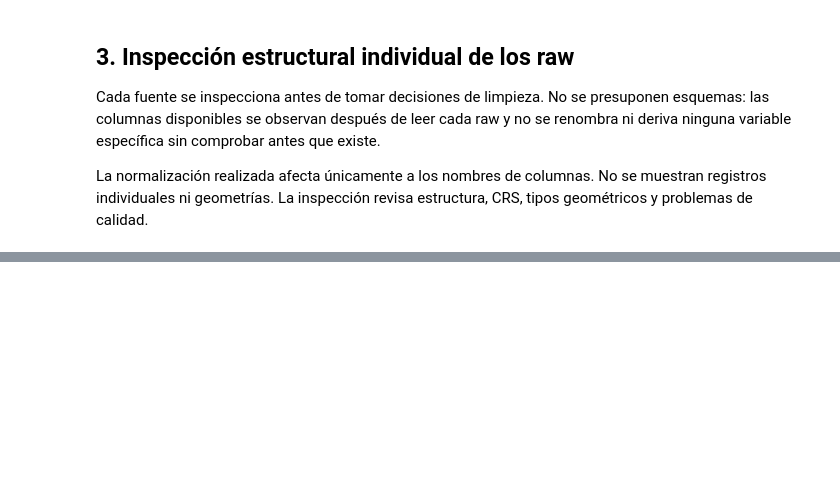
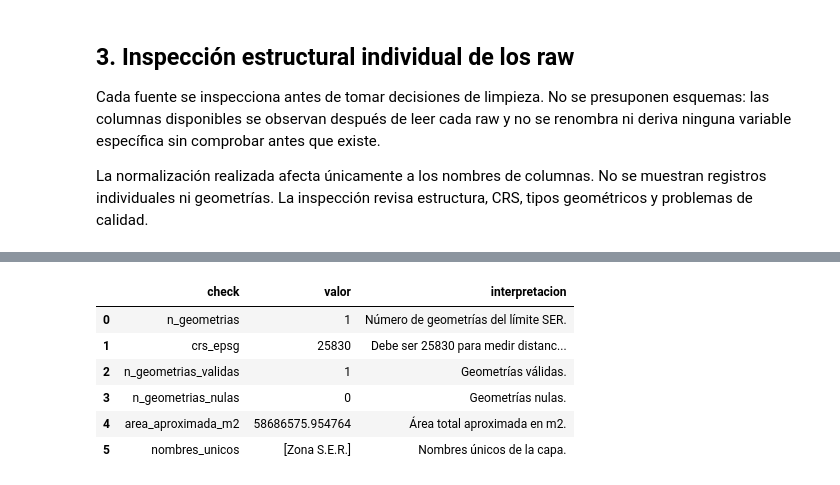
Before and after one commit to hugoramirovilla-boop/TFM_parking_madrid, a Jupyter notebook: notebooks/02_02_cartografia_ser.ipynb, the cells around one changed output, grey strips where cells are left out. Cells and saved outputs as stored; diff of their text form; code cells hidden in the pictures; blank space fills up the shorter version.

Commit message:
feat: reproduce Geoportal cartography cleaning

```diff
--- a/notebooks/02_02_cartografia_ser.ipynb
+++ b/notebooks/02_02_cartografia_ser.ipynb
@@ -513,0 +695,45 @@ La siguiente fase limpiará exclusivamente `ser_geoportal_limite_ser`, siguiendo
+# %%
+LIMITE_FINAL_COLUMNS = ["objectid", "nombre", "geometry"]
+
+limite_input = prepare_cartography_source(
+    GEO_RAW["ser_geoportal_limite_ser"],
+    "ser_geoportal_limite_ser",
+)
+require_columns(
+    limite_input,
+    LIMITE_FINAL_COLUMNS,
+    "ser_geoportal_limite_ser",
+)
+
+
+def clean_limite_ser(gdf: gpd.GeoDataFrame) -> gpd.GeoDataFrame:
+    require_columns(gdf, LIMITE_FINAL_COLUMNS, "ser_geoportal_limite_ser")
+    df = gdf.copy()
+    out = gpd.GeoDataFrame({
+        "objectid": pd.to_numeric(df["objectid"], errors="coerce").astype("Int64"),
+        "nombre": clean_text_series(df["nombre"]),
+        "geometry": df.geometry,
+    }, geometry="geometry", crs=df.crs)
+    return ensure_crs_25830(out, "ser_geoportal_limite_ser")
+
+
+ser_geoportal_limite_ser_clean = clean_limite_ser(limite_input)
+limite_geom_valid = ser_geoportal_limite_ser_clean.geometry.is_valid
+limite_quality = pd.DataFrame([
+    ("n_geometrias", int(len(ser_geoportal_limite_ser_clean)), "Número de geometrías del límite SER."),
+    ("crs_epsg", int(ser_geoportal_limite_ser_clean.crs.to_epsg()), "Debe ser 25830 para medir distancias y áreas en metros."),
+    ("n_geometrias_validas", int(limite_geom_valid.sum()), "Geometrías válidas."),
+    ("n_geometrias_nulas", int(ser_geoportal_limite_ser_clean.geometry.isna().sum()), "Geometrías nulas."),
+    ("area_aproximada_m2", float(ser_geoportal_limite_ser_clean.geometry.area.sum()), "Área total aproximada en m2."),
+    ("nombres_unicos", ser_geoportal_limite_ser_clean["nombre"].dropna().unique().tolist(), "Nombres únicos de la capa."),
+], columns=["check", "valor", "interpretacion"])
+
+limite_quality
+# %% [output]
+|  | check | valor | interpretacion |
+| 0 | n_geometrias | 1 | Número de geometrías del límite SER. |
+| 1 | crs_epsg | 25830 | Debe ser 25830 para medir distanc... |
+| 2 | n_geometrias_validas | 1 | Geometrías válidas. |
+| 3 | n_geometrias_nulas | 0 | Geometrías nulas. |
+| 4 | area_aproximada_m2 | 58686575.954764 | Área total aproximada en m2. |
+| 5 | nombres_unicos | [Zona S.E.R.] | Nombres únicos de la capa. |
```
Also changed, not shown: parts of 24 cells of this notebook.
